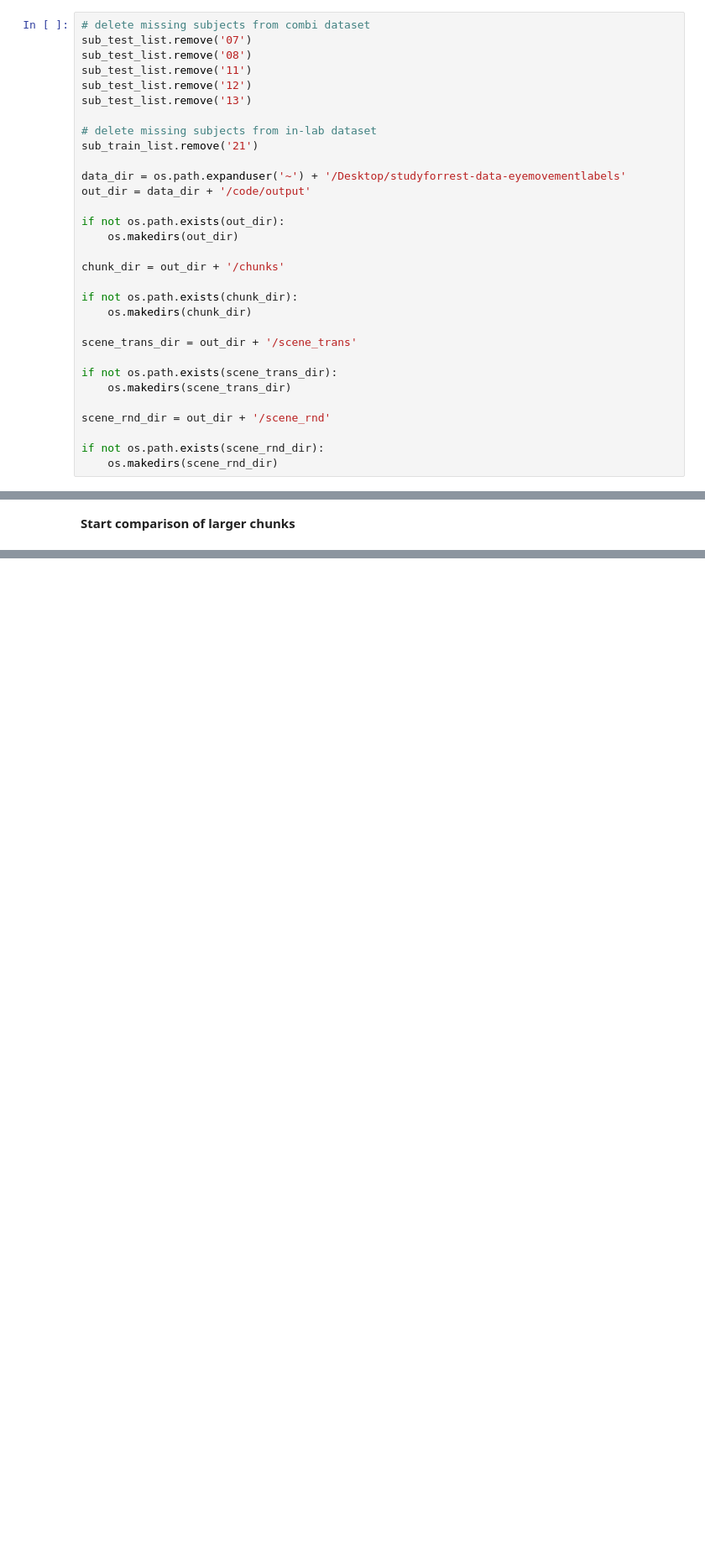
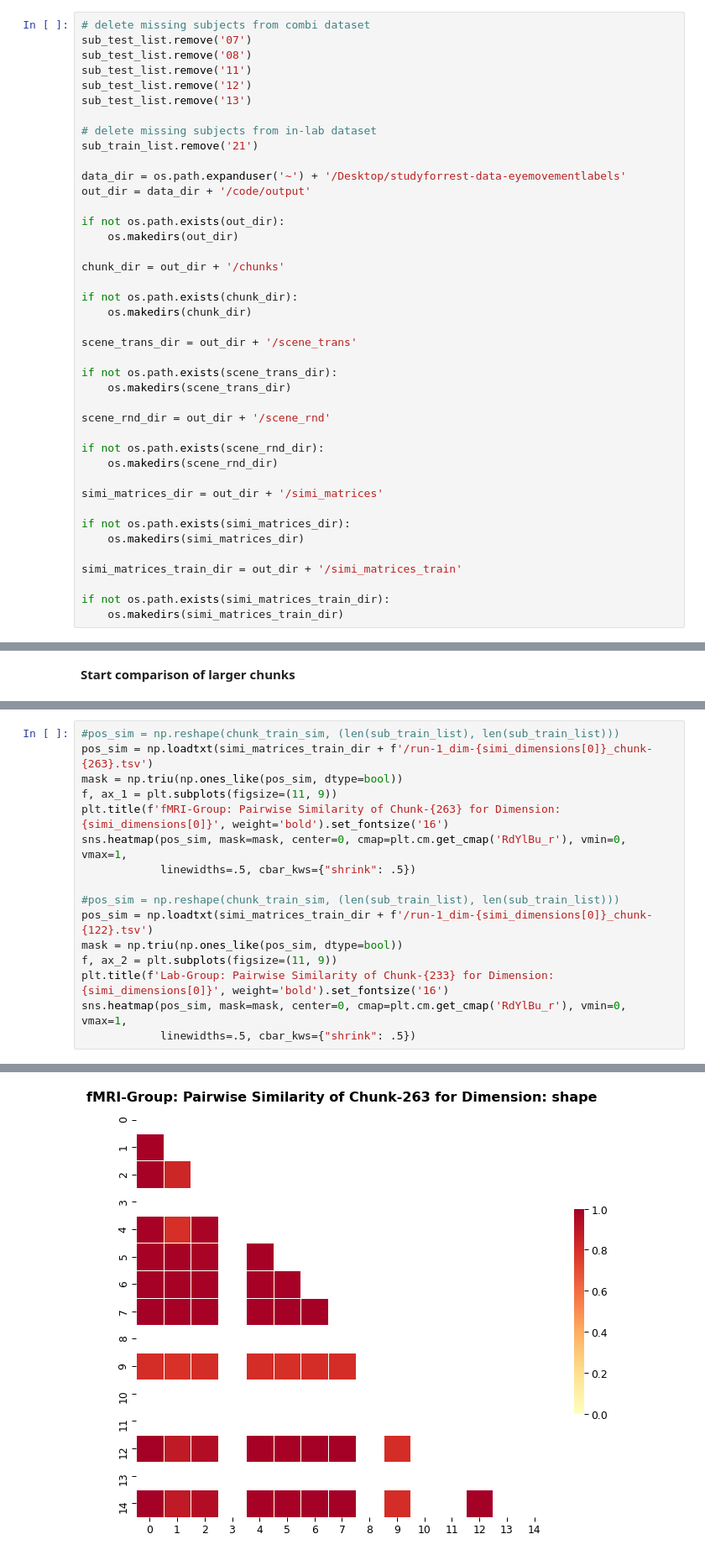
Before and after one commit to nimarek/eye_mri, a Jupyter notebook: eye_simi.ipynb, the cells around one changed output, grey strips where cells are left out. Shown: that part at 84% size. Saved outputs shown, nothing was run; the diff lists cells and outputs as text; blank space fills up the shorter version.

```diff
--- a/eye_simi.ipynb
+++ b/eye_simi.ipynb
@@ -59,6 +59,16 @@ scene_rnd_dir = out_dir + '/scene_rnd'
 
 if not os.path.exists(scene_rnd_dir):
     os.makedirs(scene_rnd_dir)
+
+simi_matrices_dir = out_dir + '/simi_matrices'
+
+if not os.path.exists(simi_matrices_dir):
+    os.makedirs(simi_matrices_dir)
+
+simi_matrices_train_dir = out_dir + '/simi_matrices_train'
+
+if not os.path.exists(simi_matrices_train_dir):
+    os.makedirs(simi_matrices_train_dir)
 # %%
 def load_eye_data(data_dir, sub, run):
     '''
@@ -331,0 +347,17 @@ for sub_a in sub_train_list:
+# %%
+#pos_sim = np.reshape(chunk_train_sim, (len(sub_train_list), len(sub_train_list)))
+pos_sim = np.loadtxt(simi_matrices_train_dir + f'/run-1_dim-{simi_dimensions[0]}_chunk-{263}.tsv')
+mask = np.triu(np.ones_like(pos_sim, dtype=bool))
+f, ax_1 = plt.subplots(figsize=(11, 9))
+plt.title(f'fMRI-Group: Pairwise Similarity of Chunk-{263} for Dimension: {simi_dimensions[0]}', weight='bold').set_fontsize('16')
+sns.heatmap(pos_sim, mask=mask, center=0, cmap=plt.cm.get_cmap('RdYlBu_r'), vmin=0, vmax=1,
+            linewidths=.5, cbar_kws={"shrink": .5})
+
+#pos_sim = np.reshape(chunk_train_sim, (len(sub_train_list), len(sub_train_list)))
+pos_sim = np.loadtxt(simi_matrices_train_dir + f'/run-1_dim-{simi_dimensions[0]}_chunk-{122}.tsv')
+mask = np.triu(np.ones_like(pos_sim, dtype=bool))
+f, ax_2 = plt.subplots(figsize=(11, 9))
+plt.title(f'Lab-Group: Pairwise Similarity of Chunk-{233} for Dimension: {simi_dimensions[0]}', weight='bold').set_fontsize('16')
+sns.heatmap(pos_sim, mask=mask, center=0, cmap=plt.cm.get_cmap('RdYlBu_r'), vmin=0, vmax=1,
+            linewidths=.5, cbar_kws={"shrink": .5})
+# %% [output]
@@ -331,0 +365 @@ for sub_a in sub_train_list:
+[figure, added]
```
Also changed, not shown: parts of 22 cells of this notebook, 1 other file.
